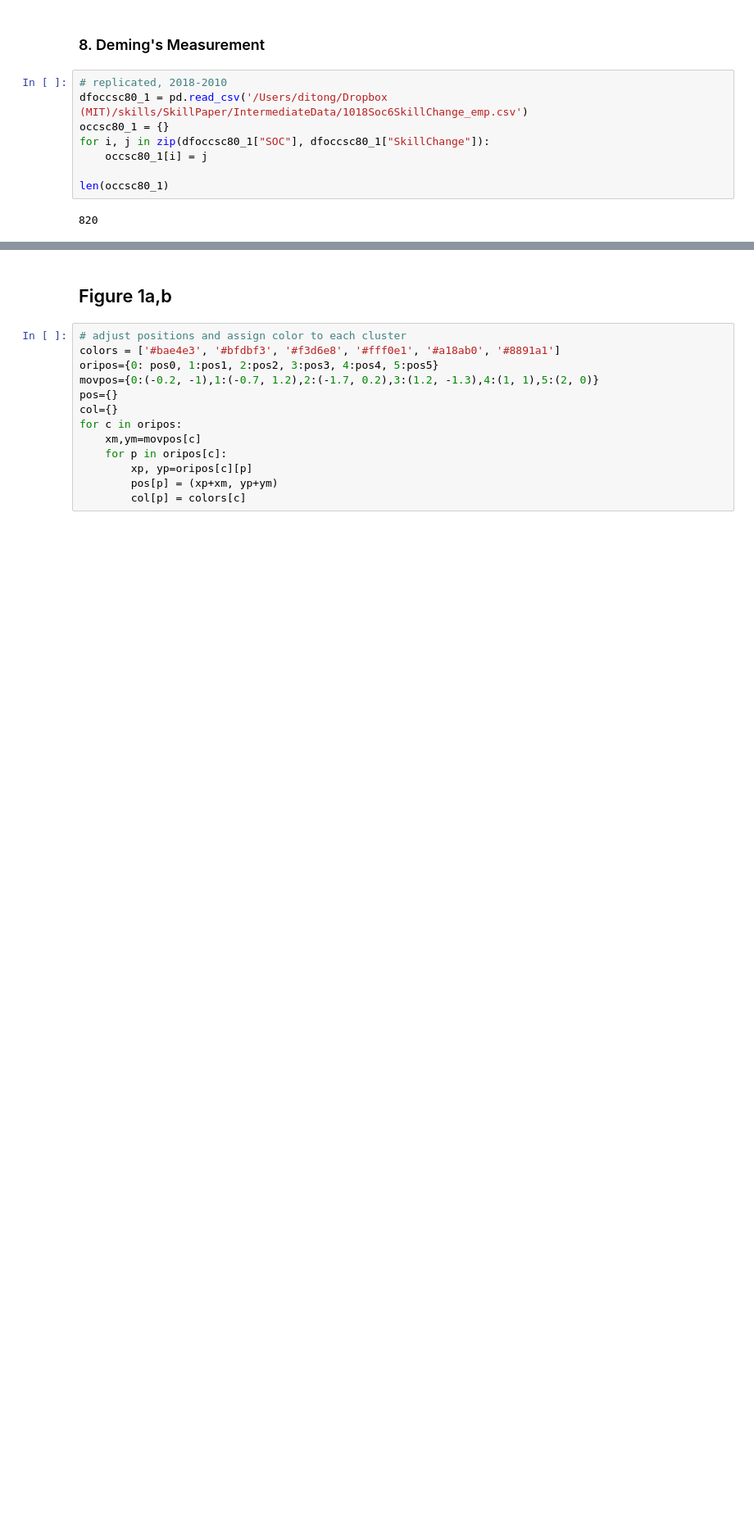
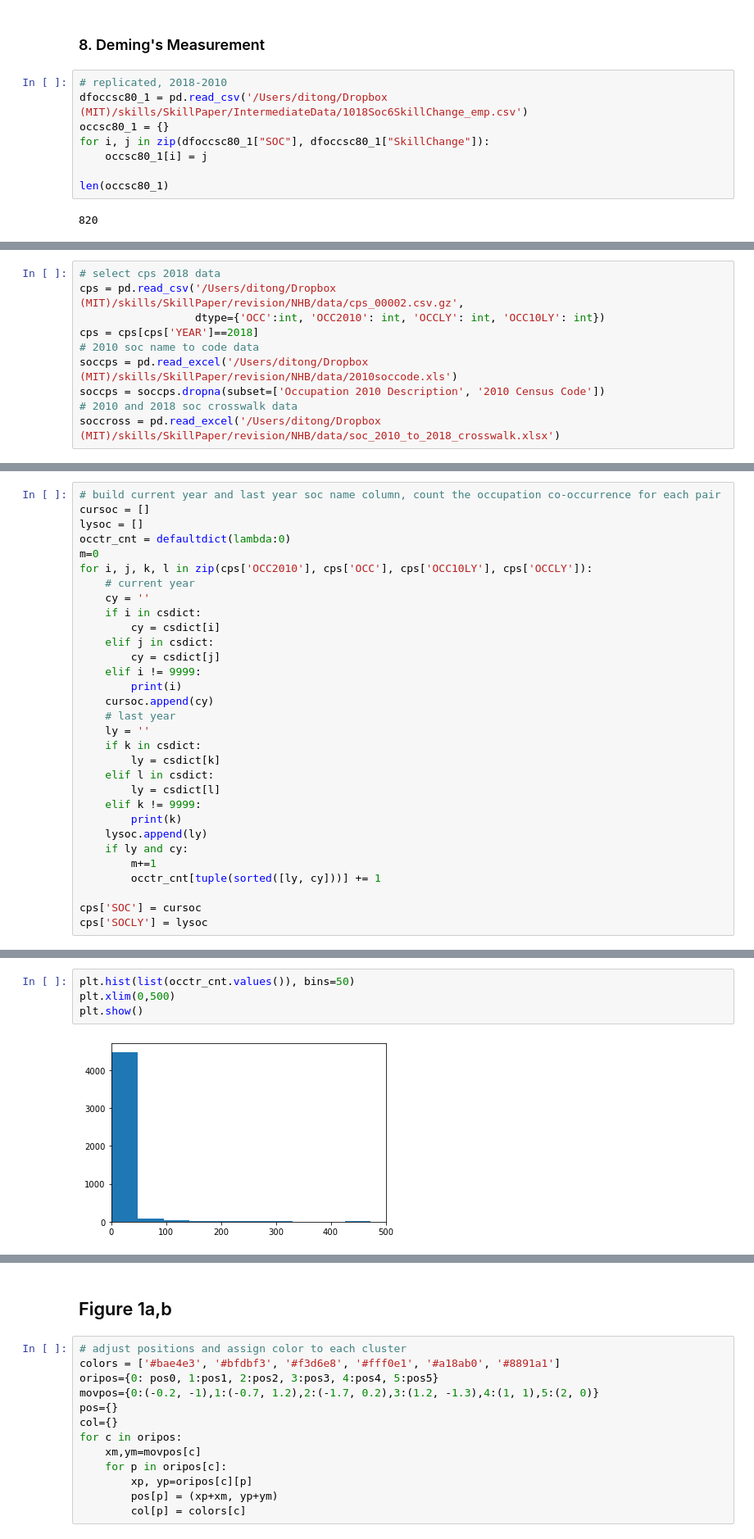
Before and after one commit to di-Tong/SkillPaper, a Jupyter notebook: Codes/MainFigures.ipynb, the cells around one changed output, grey strips where cells are left out. Shown at 82% size. Drawn from its saved outputs; the diff is of its cells as text; blank space fills up the shorter version.

```diff
--- a/Codes/MainFigures.ipynb
+++ b/Codes/MainFigures.ipynb
@@ -795,0 +555,10 @@ len(occsc80_1)
+# %%
+# select cps 2018 data
+cps = pd.read_csv('/Users/ditong/Dropbox (MIT)/skills/SkillPaper/revision/NHB/data/cps_00002.csv.gz',
+                  dtype={'OCC':int, 'OCC2010': int, 'OCCLY': int, 'OCC10LY': int})
+cps = cps[cps['YEAR']==2018]
+# 2010 soc name to code data
+soccps = pd.read_excel('/Users/ditong/Dropbox (MIT)/skills/SkillPaper/revision/NHB/data/2010soccode.xls')
+soccps = soccps.dropna(subset=['Occupation 2010 Description', '2010 Census Code'])
+# 2010 and 2018 soc crosswalk data
+soccross = pd.read_excel('/Users/ditong/Dropbox (MIT)/skills/SkillPaper/revision/NHB/data/soc_2010_to_2018_crosswalk.xlsx')
@@ -795,0 +607,31 @@ len(occsc80_1)
+# %%
+# build current year and last year soc name column, count the occupation co-occurrence for each pair
+cursoc = []
+lysoc = []
+occtr_cnt = defaultdict(lambda:0)
+m=0
+for i, j, k, l in zip(cps['OCC2010'], cps['OCC'], cps['OCC10LY'], cps['OCCLY']):
+    # current year
+    cy = ''
+    if i in csdict:
+        cy = csdict[i]
+    elif j in csdict:
+        cy = csdict[j]
+    elif i != 9999:
+        print(i)
+    cursoc.append(cy)
+    # last year
+    ly = ''
+    if k in csdict:
+        ly = csdict[k]
+    elif l in csdict:
+        ly = csdict[l]
+    elif k != 9999:
+        print(k)
+    lysoc.append(ly)
+    if ly and cy:
+        m+=1
+        occtr_cnt[tuple(sorted([ly, cy]))] += 1
+
+cps['SOC'] = cursoc
+cps['SOCLY'] = lysoc
@@ -795,0 +652,6 @@ len(occsc80_1)
+# %%
+plt.hist(list(occtr_cnt.values()), bins=50)
+plt.xlim(0,500)
+plt.show()
+# %% [output]
+[figure, added]
```
Also changed, not shown: parts of 138 cells of this notebook, 6 other files.
